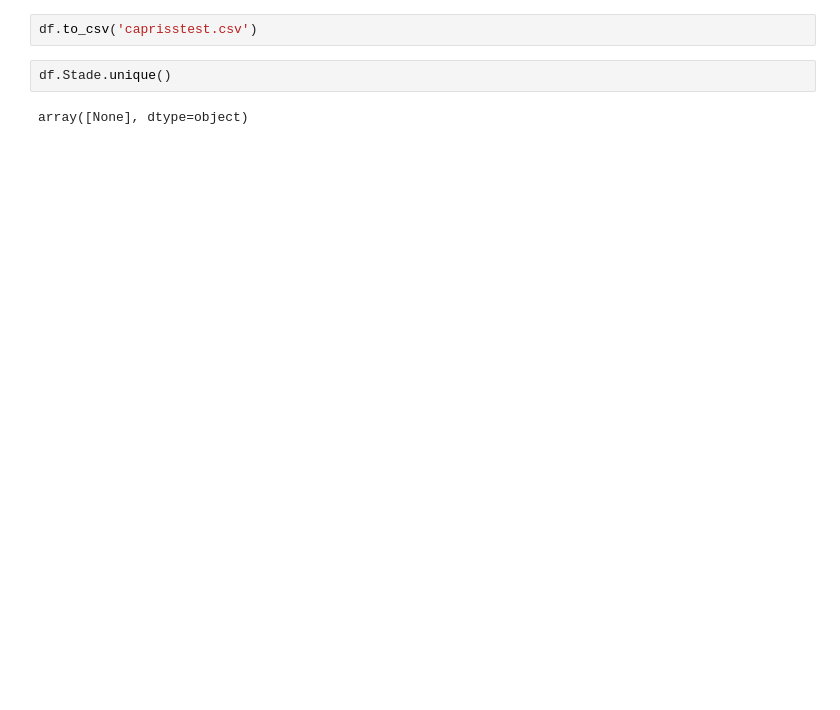
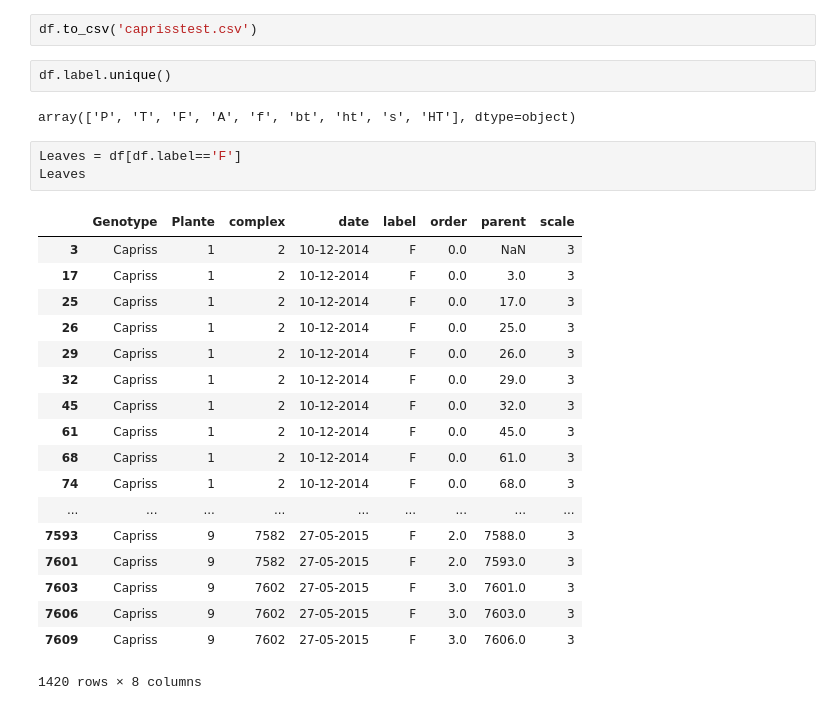
Before and after one commit to openalea/strawberry, a Jupyter notebook: strawberry/example/MTG_analysis.ipynb, the cells around one changed output. Cells and saved outputs as stored; diff of their text form; blank space fills up the shorter version.

```diff
--- a/strawberry/example/MTG_analysis.ipynb
+++ b/strawberry/example/MTG_analysis.ipynb
@@ -148,7 +82,29 @@ df
 # %%
 df.to_csv('caprisstest.csv')
 # %%
-df.Stade.unique()
+df.label.unique()
 # %% [output]
-array([None], dtype=object)
+array(['P', 'T', 'F', 'A', 'f', 'bt', 'ht', 's', 'HT'], dtype=object)
+# %%
+Leaves = df[df.label=='F']
+Leaves
+# %% [output]
+|  | Genotype | Plante | complex | date | label | order | parent | scale |
+| 3 | Capriss | 1 | 2 | 10-12-2014 | F | 0.0 | NaN | 3 |
+| 17 | Capriss | 1 | 2 | 10-12-2014 | F | 0.0 | 3.0 | 3 |
+| 25 | Capriss | 1 | 2 | 10-12-2014 | F | 0.0 | 17.0 | 3 |
+| 26 | Capriss | 1 | 2 | 10-12-2014 | F | 0.0 | 25.0 | 3 |
+| 29 | Capriss | 1 | 2 | 10-12-2014 | F | 0.0 | 26.0 | 3 |
+| 32 | Capriss | 1 | 2 | 10-12-2014 | F | 0.0 | 29.0 | 3 |
+| 45 | Capriss | 1 | 2 | 10-12-2014 | F | 0.0 | 32.0 | 3 |
+| 61 | Capriss | 1 | 2 | 10-12-2014 | F | 0.0 | 45.0 | 3 |
+| 68 | Capriss | 1 | 2 | 10-12-2014 | F | 0.0 | 61.0 | 3 |
+| 74 | Capriss | 1 | 2 | 10-12-2014 | F | 0.0 | 68.0 | 3 |
+| ... | ... | ... | ... | ... | ... | ... | ... | ... |
+| 7593 | Capriss | 9 | 7582 | 27-05-2015 | F | 2.0 | 7588.0 | 3 |
+| 7601 | Capriss | 9 | 7582 | 27-05-2015 | F | 2.0 | 7593.0 | 3 |
+| 7603 | Capriss | 9 | 7602 | 27-05-2015 | F | 3.0 | 7601.0 | 3 |
+| 7606 | Capriss | 9 | 7602 | 27-05-2015 | F | 3.0 | 7603.0 | 3 |
+| 7609 | Capriss | 9 | 7602 | 27-05-2015 | F | 3.0 | 7606.0 | 3 |
+1420 rows × 8 columns
 # %%
```
Also changed, not shown: parts of 15 cells of this notebook, 2 other files.
